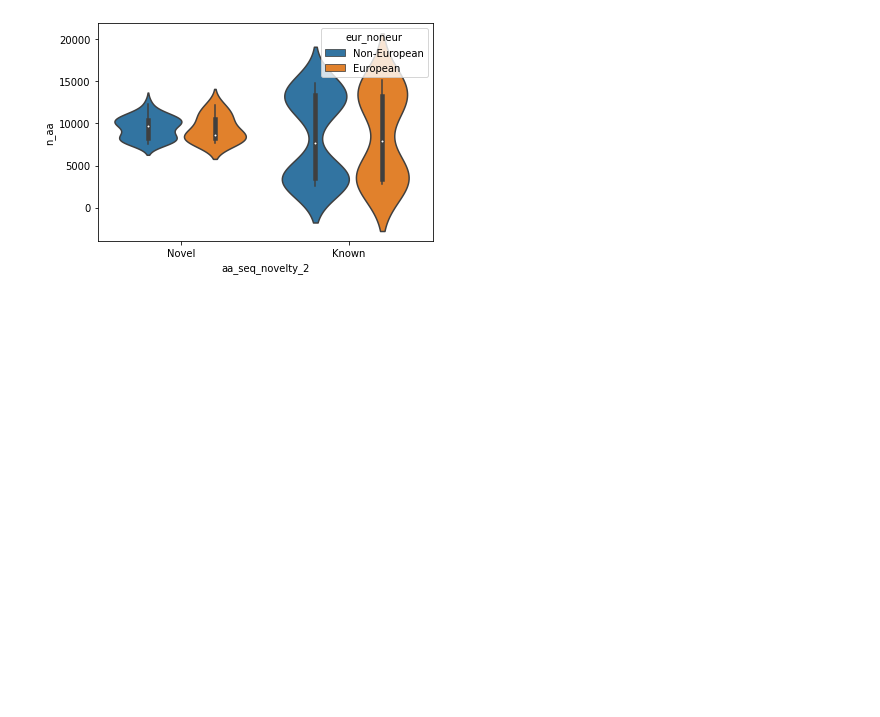
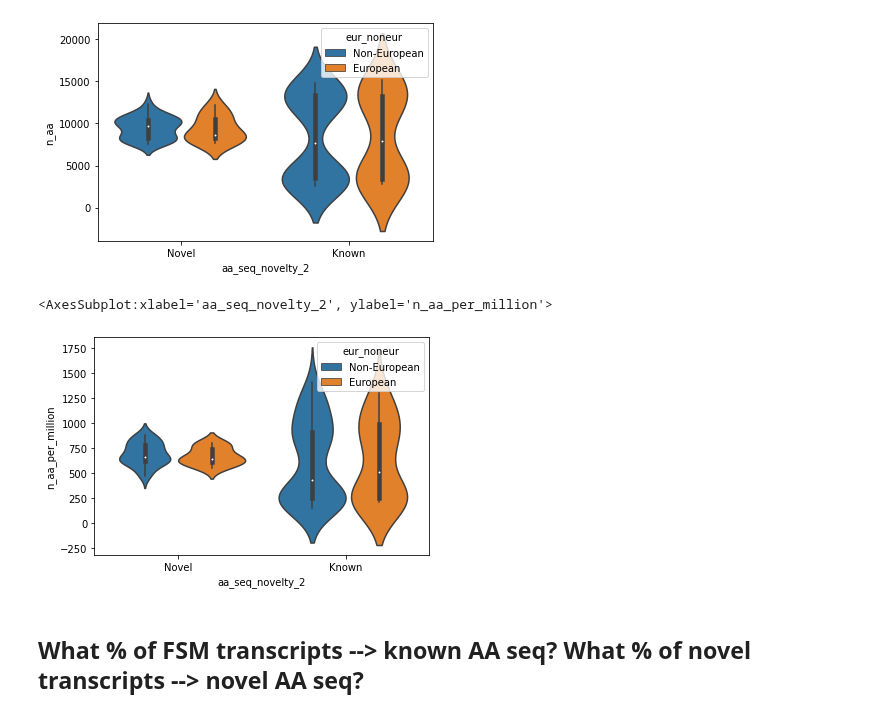
Before and after one commit to fairliereese/240903_pt, a Jupyter notebook: analysis/explore_orfs_aas_2.ipynb, the cells around one changed output. Drawn from its saved outputs; the diff is of its cells as text; code cells hidden in the pictures; blank space fills up the shorter version.

```diff
--- a/analysis/explore_orfs_aas_2.ipynb
+++ b/analysis/explore_orfs_aas_2.ipynb
@@ -324,3 +322,10 @@ sns.violinplot(temp, y='n_aa', x='aa_seq_novelty_2', hue='eur_noneur')
 # %% [output]
 <AxesSubplot:xlabel='aa_seq_novelty_2', ylabel='n_aa'>
 [figure]
+# %%
+sns.violinplot(temp, y='n_aa_per_million', x='aa_seq_novelty_2', hue='eur_noneur')
+# %% [output]
+<AxesSubplot:xlabel='aa_seq_novelty_2', ylabel='n_aa_per_million'>
+[figure, added]
+# %% [markdown]
+## What % of FSM transcripts --> known AA seq? What % of novel transcripts --> novel AA seq?
```
Also changed, not shown: parts of 5 cells of this notebook, 3 other files.
